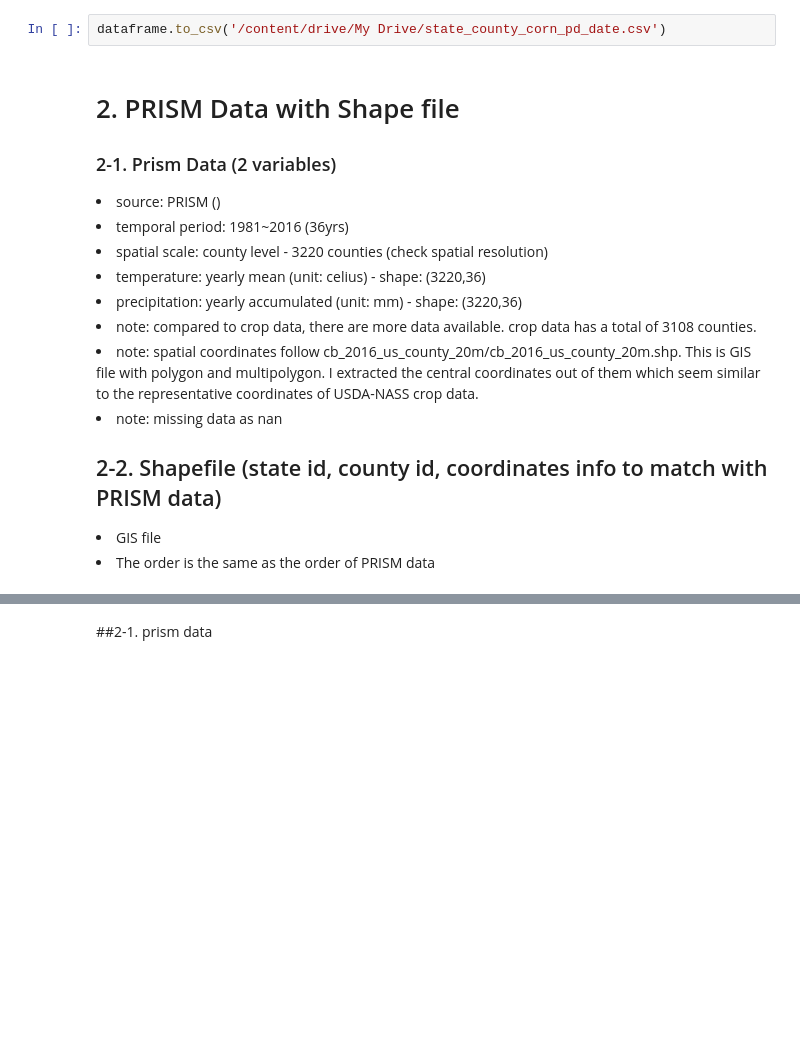
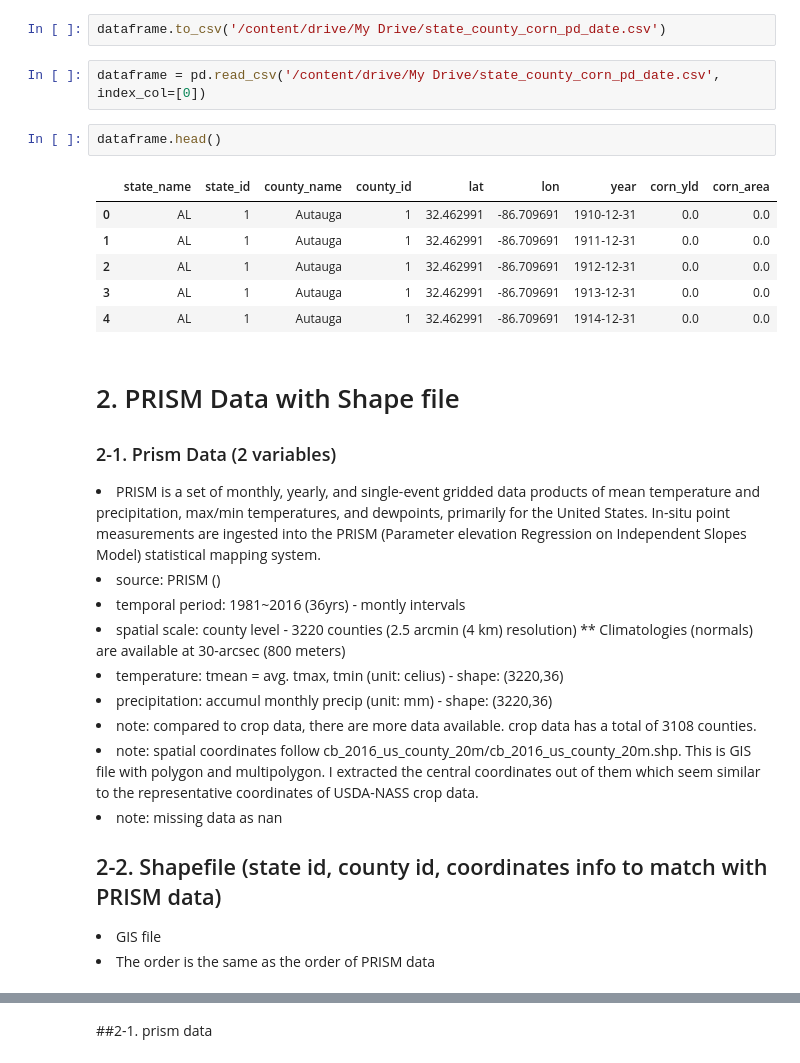
Before and after one commit to kyoungyi/Fortran, a Jupyter notebook: all_county_corn_data.ipynb, the cells around one changed output, grey strips where cells are left out. Saved outputs shown, nothing was run; the diff lists cells and outputs as text; blank space fills up the shorter version.

```diff
--- a/all_county_corn_data.ipynb
+++ b/all_county_corn_data.ipynb
@@ -124,14 +124,26 @@ dataframe.loc[(dataframe['year'] > pd.to_datetime('1980')) & (dataframe['year']
 110409 rows × 9 columns
 # %%
 dataframe.to_csv('/content/drive/My Drive/state_county_corn_pd_date.csv')
+# %%
+dataframe = pd.read_csv('/content/drive/My Drive/state_county_corn_pd_date.csv', index_col=[0])
+# %%
+dataframe.head()
+# %% [output]
+|  | state_name | state_id | county_name | county_id | lat | lon | year | corn_yld | corn_area |
+| 0 | AL | 1 | Autauga | 1 | 32.462991 | -86.709691 | 1910-12-31 | 0.0 | 0.0 |
+| 1 | AL | 1 | Autauga | 1 | 32.462991 | -86.709691 | 1911-12-31 | 0.0 | 0.0 |
+| 2 | AL | 1 | Autauga | 1 | 32.462991 | -86.709691 | 1912-12-31 | 0.0 | 0.0 |
+| 3 | AL | 1 | Autauga | 1 | 32.462991 | -86.709691 | 1913-12-31 | 0.0 | 0.0 |
+| 4 | AL | 1 | Autauga | 1 | 32.462991 | -86.709691 | 1914-12-31 | 0.0 | 0.0 |
 # %% [markdown]
 # 2. PRISM Data with Shape file
 ### 2-1. Prism Data (2 variables)
+<li> PRISM is a set of monthly, yearly, and single-event gridded data products of mean temperature and precipitation, max/min temperatures, and dewpoints, primarily for the United States. In-situ point measurements are ingested into the PRISM (Parameter elevation Regression on Independent Slopes Model) statistical mapping system. </li>
 <li> source: PRISM () </li>
-<li> temporal period: 1981~2016 (36yrs) </li>
-<li> spatial scale: county level - 3220 counties (check spatial resolution) </li>
-<li> temperature: yearly mean (unit: celius) - shape: (3220,36) </li>
-<li> precipitation: yearly accumulated (unit: mm) - shape: (3220,36)</li>
+<li> temporal period: 1981~2016 (36yrs) - montly intervals </li>
+<li> spatial scale: county level - 3220 counties (2.5 arcmin (4 km) resolution) ** Climatologies (normals) are available at 30-arcsec (800 meters) </li>
+<li> temperature: tmean = avg. tmax, tmin (unit: celius) - shape: (3220,36) </li>
+<li> precipitation: accumul monthly precip (unit: mm) - shape: (3220,36)</li>
 <li> note: compared to crop data, there are more data available. crop data has a total of 3108 counties. </li>
 <li> note: spatial coordinates follow cb_2016_us_county_20m/cb_2016_us_county_20m.shp. This is GIS file with polygon and multipolygon. I extracted the central coordinates out of them which seem similar to the representative coordinates of USDA-NASS crop data. </li>
 <li> note: missing data as nan </li>
```
Also changed, not shown: parts of 12 cells of this notebook.
